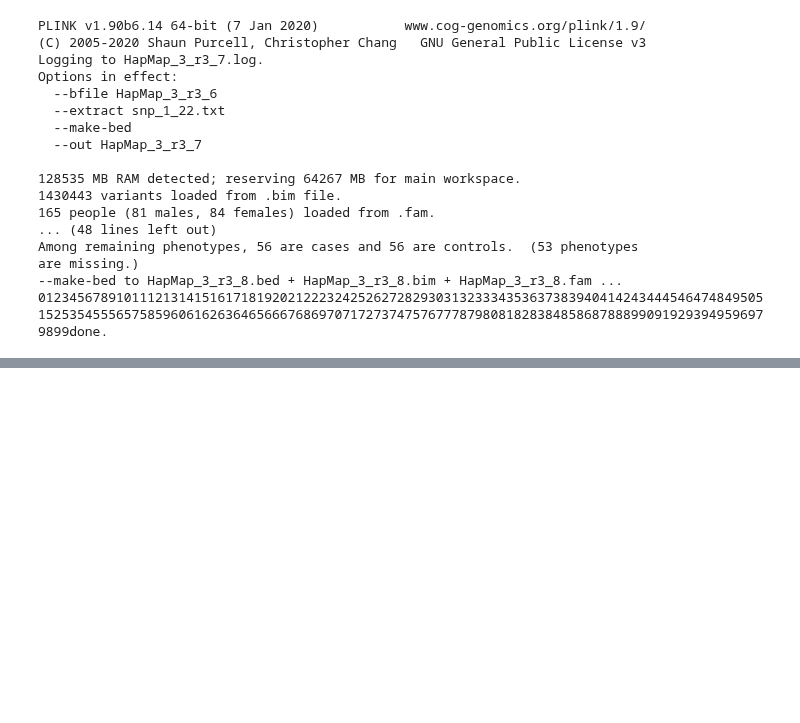
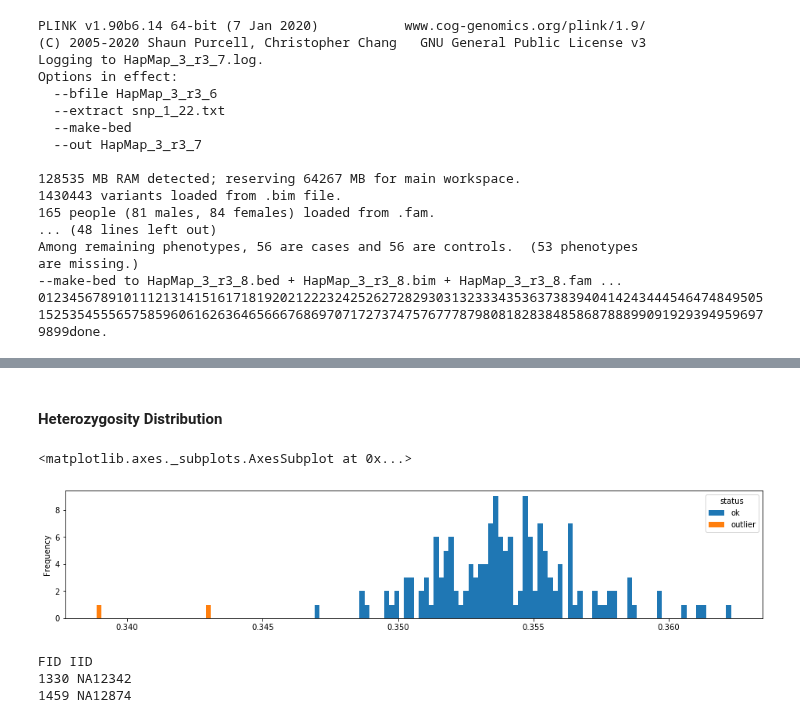
Before and after one commit to related-sciences/gwas-analysis, a Jupyter notebook: notebooks/tutorial/gwas-tutorial-plink.ipynb, the cells around one changed output, grey strips where cells are left out. Cells and saved outputs as stored; diff of their text form; code cells hidden in the pictures; blank space fills up the shorter version.

Commit message:
Adding HWE and heterozygosity filtering steps as well as results for hail.ld_prune and glow pipe transformers for plink commands

```diff
--- a/notebooks/tutorial/gwas-tutorial-plink.ipynb
+++ b/notebooks/tutorial/gwas-tutorial-plink.ipynb
@@ -169,0 +304,22 @@ are missing.)
+# %%
+#*# Contents of check_heterozygosity_rate.R:
+#*# > het$HET_RATE = (het$"N.NM." - het$"O.HOM.")/het$"N.NM."
+#*# > hist(het$HET_RATE, xlab="Heterozygosity Rate", ylab="Frequency", main= "Heterozygosity Rate")
+
+#*# Contents of heterozygosity_outliers_list.R:
+#*# het$HET_RATE = (het$"N.NM." - het$"O.HOM.")/het$"N.NM."
+#*# het_fail = subset(het, (het$HET_RATE < mean(het$HET_RATE)-3*sd(het$HET_RATE)) | (het$HET_RATE > mean(het$HET_RATE)+3*sd(het$HET_RATE)));
+#*# het_fail$HET_DST = (het_fail$HET_RATE-mean(het$HET_RATE))/sd(het$HET_RATE);
+
+def get_het_check():
+    return (
+        pd.read_csv(data_dir + '/R_check.het', sep=r"\s+")
+        .assign(het_rate=lambda df: (df['N(NM)'] - df['O(HOM)']) / df['N(NM)'])
+        .assign(het_lo=lambda df: df['het_rate'].mean() - 3 * df['het_rate'].std())
+        .assign(het_hi=lambda df: df['het_rate'].mean() + 3 * df['het_rate'].std())
+        .assign(status=lambda df: ~df['het_rate'].between(df['het_lo'], df['het_hi']))
+        .assign(status=lambda df: df['status'].map({True: 'outlier', False: 'ok'}))
+    )
+
+#*# This file format (for .get) is documented at https://www.cog-genomics.org/plink/1.9/formats#het
+get_het_check().head()
@@ -169,0 +333,16 @@ are missing.)
+# %% [markdown]
+#### Heterozygosity Distribution
+# %%
+get_het_check().reset_index().pivot('index', 'status', 'het_rate').plot(kind='hist', bins=128, figsize=(16, 3))
+# %% [output]
+<matplotlib.axes._subplots.AxesSubplot at 0x...>
+[figure, added]
+# %%
+get_het_check()\
+    .pipe(lambda df: df[df['status'] == 'outlier'])\
+    .pipe(lambda df: df[['FID', 'IID']].to_csv(data_dir + '/het_fail_ind.txt', index=False, sep=' '))
+!cat $data_dir/het_fail_ind.txt | head
+# %% [output]
+FID IID
+1330 NA12342
+1459 NA12874
```
Also changed, not shown: parts of 11 cells of this notebook, 6 other files.
